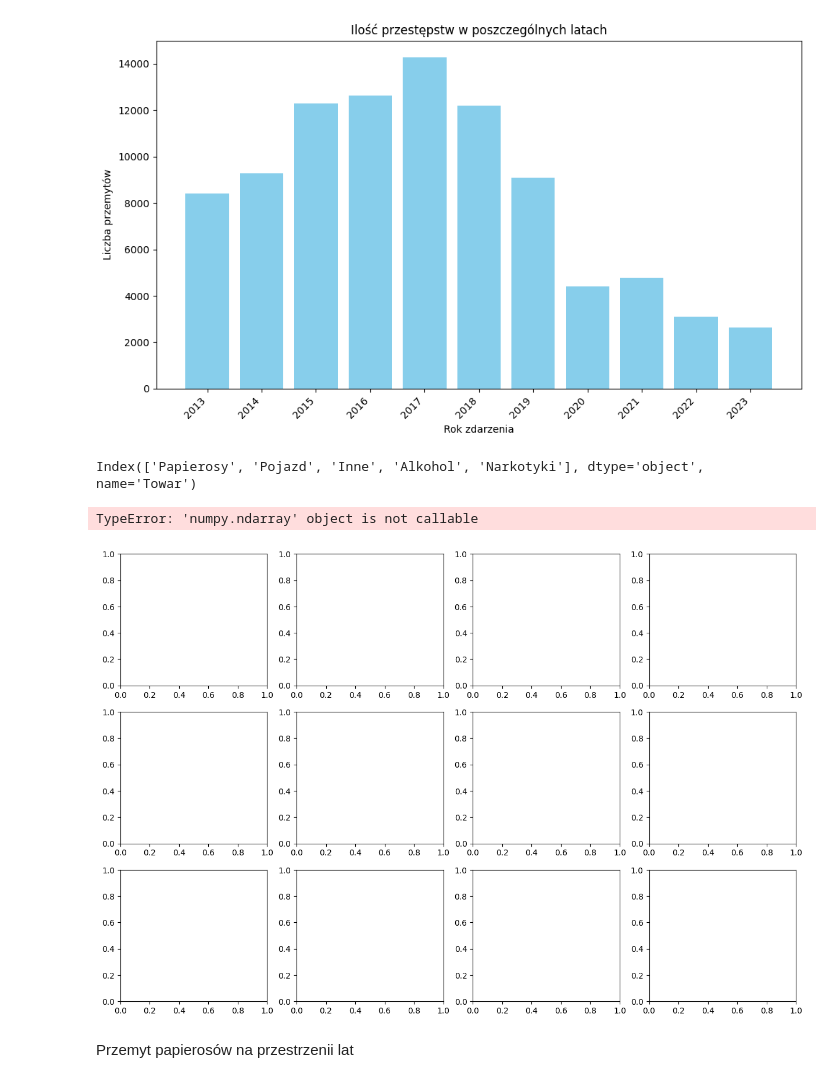
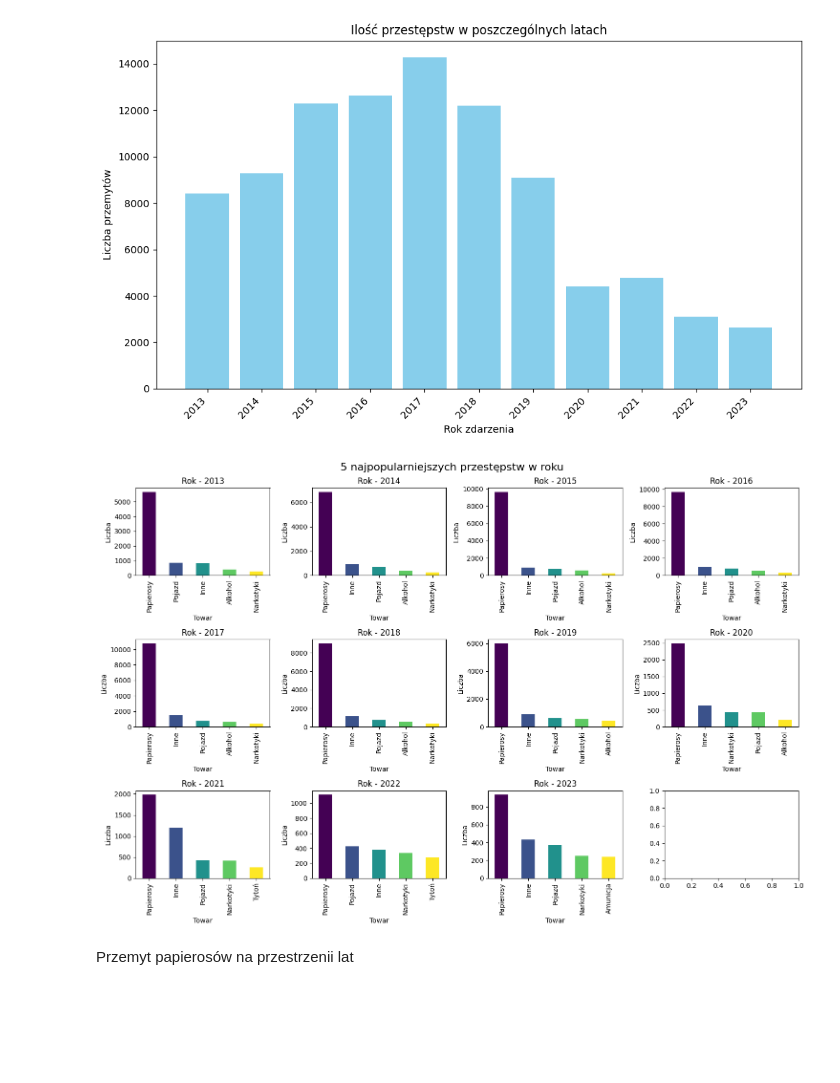
Before and after one commit to Michal170/big_data_analysis, a Jupyter notebook: baza_przemytu.ipynb, the cells around one changed output. Saved outputs shown, nothing was run; the diff lists cells and outputs as text; code cells hidden in the pictures; blank space fills up the shorter version.

```diff
--- a/baza_przemytu.ipynb
+++ b/baza_przemytu.ipynb
@@ -37,66 +37,24 @@ crime_type = {}
 for sheet_name, df in all_sheets.items():
     crime_type[sheet_name] = df['Towar'].value_counts().head(5)
 # %%
-# fig, axes = plt.subplots(nrows=3, ncols=4, figsize=(15, 10))
+fig, axes = plt.subplots(nrows=3, ncols=4, figsize=(15, 10))
 
-# for i, (year, crime_data) in enumerate(crime_type.items()):
+for i, (year, crime_data) in enumerate(crime_type.items()):
 
-#     ax = axes[i // 4, i % 4]
-#     categories = crime_data.index
-#     print(categories)
-#     # colors = plt.cm.get_cmap('viridis', len(categories))
-
-#      # Pobieranie mapy kolorów 'viridis'
-#     cmap = cm.get_cmap('viridis', len(categories))
-
-#     # Przypisywanie kolorów w oparciu o mapę kolorów
-#     norm = plt.Normalize(0, len(categories))
-#     colors = cmap(norm(np.arange(len(categories))))
-
-#     crime_data.plot(kind='bar', ax=ax, title=f'Rok - {year}', color=colors(np.arange(len(categories))))
-
-#     ax.set_xlabel('Towar')
-#     ax.set_ylabel('Liczba')
-# fig.suptitle('5 najpopularniejszych przestępstw w roku', fontsize=16)
-# plt.tight_layout()
-# plt.show()
+    ax = axes[i // 4, i % 4]
+    categories = crime_data.index
+    colors = plt.cm.get_cmap('viridis', len(categories))
 
 
-
-fig, axes = plt.subplots(nrows=3, ncols=4, figsize=(15, 10))
-
-# Iteracja po danych i subplotach
-for i, (year, crime_data) in enumerate(crime_type.items()):
-    ax = axes[i // 4, i % 4]
-
-    # Uzyskiwanie unikalnych kategorii
-    categories = crime_data.index
-
-    # Pobieranie mapy kolorów 'viridis'
-    cmap = cm.get_cmap('viridis', len(categories))
-
-    # Przypisywanie kolorów w oparciu o mapę kolorów
-    norm = plt.Normalize(0, len(categories))
-    colors = cmap(norm(np.arange(len(categories))))
-
-    # Rysowanie wykresu słupkowego z kolorami przypisanymi do kategorii
-    crime_data.plot(kind='bar', ax=ax, title=f'Rok - {year}', color=colors)
+    crime_data.plot(kind='bar', ax=ax, title=f'Rok - {year}', color=colors(np.arange(len(categories))))
 
     ax.set_xlabel('Towar')
     ax.set_ylabel('Liczba')
-
-# Dodawanie tytułu dla całego wykresu
 fig.suptitle('5 najpopularniejszych przestępstw w roku', fontsize=16)
-
-# Dostosowanie układu subplotów
 plt.tight_layout()
-
-# Wyświetlanie wykresu
 plt.show()
 # %% [output]
-Index(['Papierosy', 'Pojazd', 'Inne', 'Alkohol', 'Narkotyki'], dtype='object', name='Towar')
-TypeError: 'numpy.ndarray' object is not callable
-[figure, old version]
+[figure, new version]
 # %% [markdown]
 Przemyt papierosów na przestrzenii lat
 # %%
```
Also changed, not shown: parts of 1 cell of this notebook.
